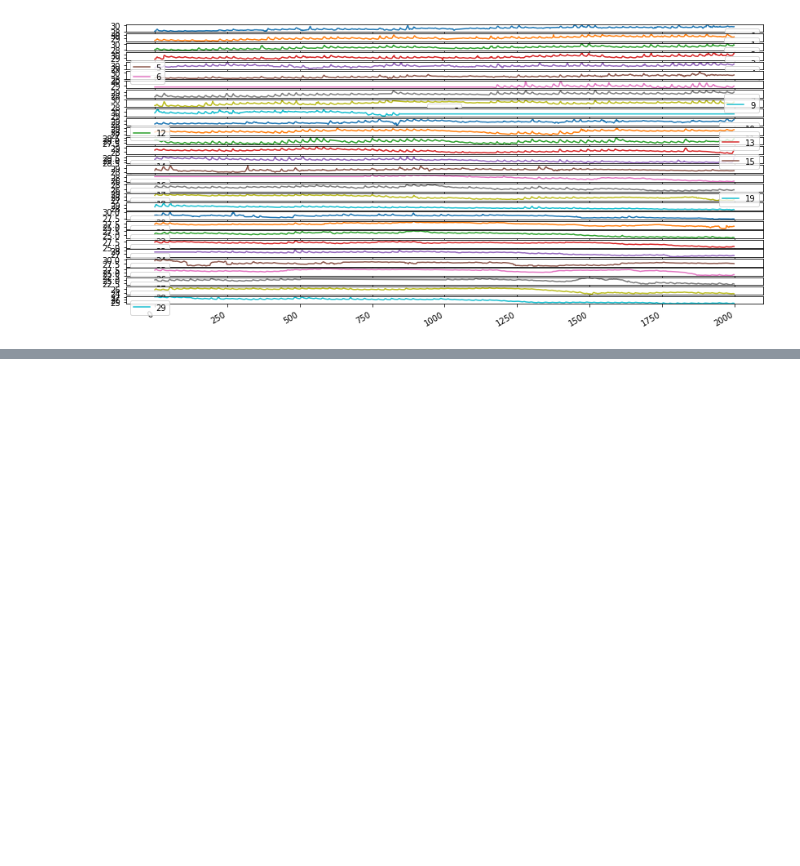
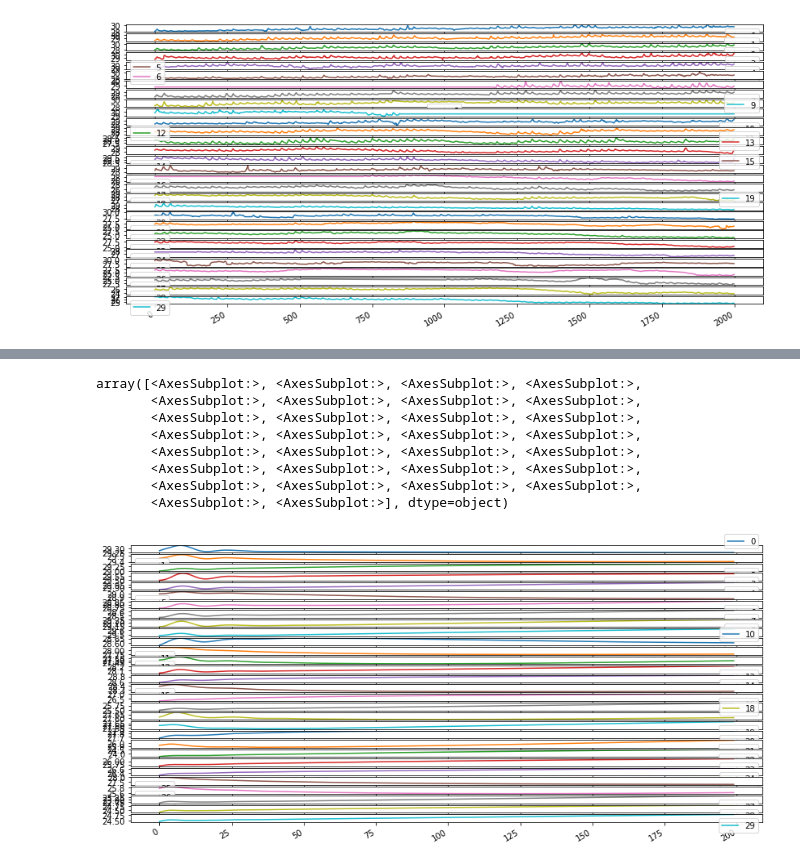
Before and after one commit to VintageDesign/multi_linear_research, a Jupyter notebook: jackson/Docs&Code/L-TVAR/sst_class.ipynb, the cells around one changed output, grey strips where cells are left out. Saved outputs shown, nothing was run; the diff lists cells and outputs as text; code cells hidden in the pictures; blank space fills up the shorter version.

```diff
--- a/jackson/Docs&Code/L-TVAR/sst_class.ipynb
+++ b/jackson/Docs&Code/L-TVAR/sst_class.ipynb
@@ -98,5 +164,18 @@ ltar.fit(5)
 # %%
 result_tensor = ltar.forecast(N_test)
+# %%
+data_vectorized = pd.DataFrame(jts.tensor_to_vector(result_tensor))
+data_vectorized.plot(figsize = (14, 7), subplots = True)
+# %% [output]
+array([<AxesSubplot:>, <AxesSubplot:>, <AxesSubplot:>, <AxesSubplot:>,
+       <AxesSubplot:>, <AxesSubplot:>, <AxesSubplot:>, <AxesSubplot:>,
+       <AxesSubplot:>, <AxesSubplot:>, <AxesSubplot:>, <AxesSubplot:>,
+       <AxesSubplot:>, <AxesSubplot:>, <AxesSubplot:>, <AxesSubplot:>,
+       <AxesSubplot:>, <AxesSubplot:>, <AxesSubplot:>, <AxesSubplot:>,
+       <AxesSubplot:>, <AxesSubplot:>, <AxesSubplot:>, <AxesSubplot:>,
+       <AxesSubplot:>, <AxesSubplot:>, <AxesSubplot:>, <AxesSubplot:>,
+       <AxesSubplot:>, <AxesSubplot:>], dtype=object)
+[figure, added]
 # %%
 error = jts.calc_mape_per_matrix(test_tensor, result_tensor)
 error = error.rename(columns={"MAPE": "VAR with DCT"})
```
Also changed, not shown: parts of 16 cells of this notebook, 3 other files.
